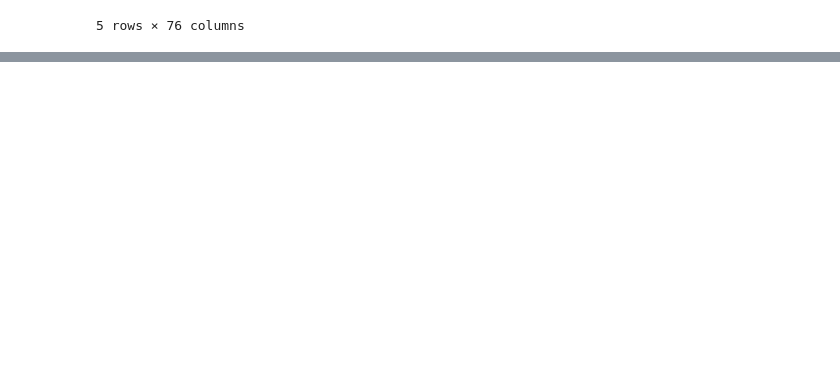
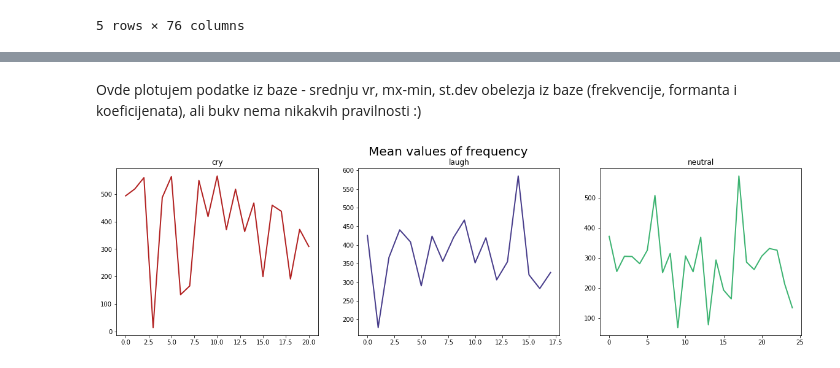
Before and after one commit to Lanak00/ML-audio-classification, a Jupyter notebook: PO_projekat.ipynb, the cells around one changed output, grey strips where cells are left out. Cells and saved outputs as stored; diff of their text form; code cells hidden in the pictures; blank space fills up the shorter version.

Commit message:
Visualised data

```diff
--- a/PO_projekat.ipynb
+++ b/PO_projekat.ipynb
@@ -72,0 +75,20 @@ df.columns.values.tolist()
+# %% [markdown]
+Ovde plotujem podatke iz baze - srednju vr, mx-min, st.dev obelezja iz baze (frekvencije, formanta i koeficijenata),
+ali bukv nema nikakvih pravilnosti :)
+# %%
+def get_df_name(df):
+    name =[x for x in globals() if globals()[x] is df][0]
+    return name
+# %%
+fig, (ax1, ax2, ax3) = plt.subplots(1, 3, figsize=(20,5))
+fig.suptitle('Mean values of frequency', fontsize = 20)
+
+dataframe = [cry, laugh, neutral]
+axes = [ax1, ax2, ax3]
+colors = ['firebrick', 'darkslateblue', 'mediumseagreen']
+
+for df, ax, col in zip(dataframe, axes, colors):
+    ax.plot(df[df.columns[0]], linewidth=2, color = col)
+    ax.title.set_text(get_df_name(df))
+# %% [output]
+[figure, added]
```
Also changed, not shown: parts of 16 cells of this notebook.
